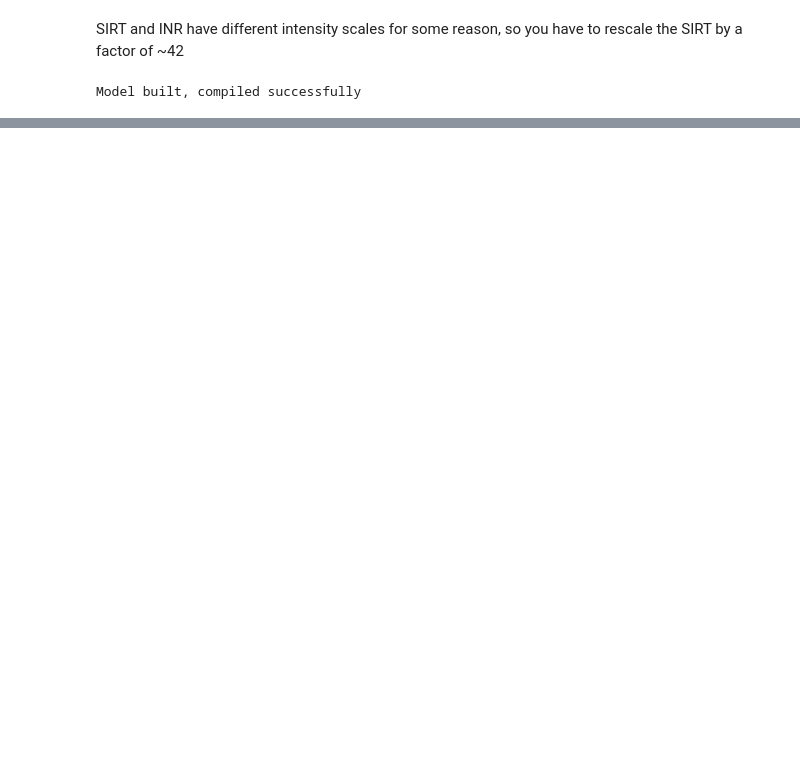
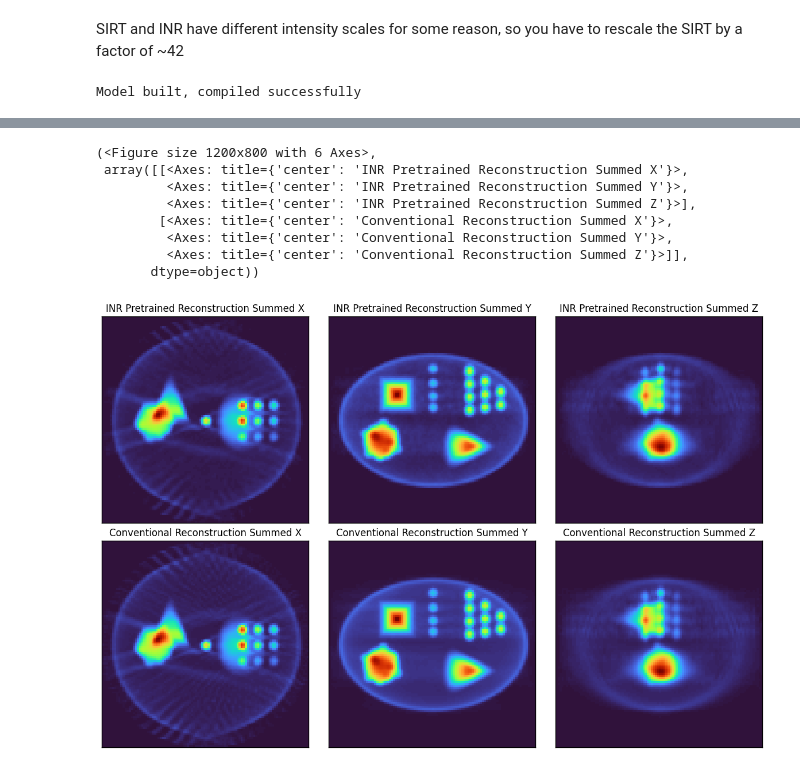
Before and after one commit to electronmicroscopy/quantem-tutorials, a Jupyter notebook: tutorials/tomography/notebooks/tomography_02_full.ipynb, the cells around one changed output, grey strips where cells are left out. Saved outputs shown, nothing was run; the diff lists cells and outputs as text; code cells hidden in the pictures; blank space fills up the shorter version.

```diff
--- a/tutorials/tomography/notebooks/tomography_02_full.ipynb
+++ b/tutorials/tomography/notebooks/tomography_02_full.ipynb
@@ -530,12 +617,28 @@ obj_inr.pretrain(
 # %%
-obj_inr.create_volume()
-obj = obj_inr.obj.cpu().numpy()[0].transpose(0, 2, 1)
+obj = obj_inr.obj_view[0]
 show_2d(
-    [obj.sum(axis = 0), obj.sum(axis = 1), obj.sum(axis = 2)],
+    [
+        [obj.sum(axis = 0), obj.sum(axis = 1), obj.sum(axis = 2)],
+        [obj_pix.obj_view[0].sum(axis = 0), obj_pix.obj_view[0].sum(axis = 1), obj_pix.obj_view[0].sum(axis = 2)],
+    ],
+    title = [
+        ["INR Pretrained Reconstruction Summed X", "INR Pretrained Reconstruction Summed Y", "INR Pretrained Reconstruction Summed Z"],
+        ["Conventional Reconstruction Summed X", "Conventional Reconstruction Summed Y", "Conventional Reconstruction Summed Z"],
+    ],
     cmap = 'turbo',
     vmin = 0,
     vmax = None,
 )
+# %% [output]
+(<Figure size 1200x800 with 6 Axes>,
+ array([[<Axes: title={'center': 'INR Pretrained Reconstruction Summed X'}>,
+         <Axes: title={'center': 'INR Pretrained Reconstruction Summed Y'}>,
+         <Axes: title={'center': 'INR Pretrained Reconstruction Summed Z'}>],
+        [<Axes: title={'center': 'Conventional Reconstruction Summed X'}>,
+         <Axes: title={'center': 'Conventional Reconstruction Summed Y'}>,
+         <Axes: title={'center': 'Conventional Reconstruction Summed Z'}>]],
+       dtype=object))
+[figure, added]
 # %%
 # Reconstruct using the same pretrained object
 dset = TomographyINRDataset.from_data(
```
Also changed, not shown: parts of 20 cells of this notebook, 1 other file.
